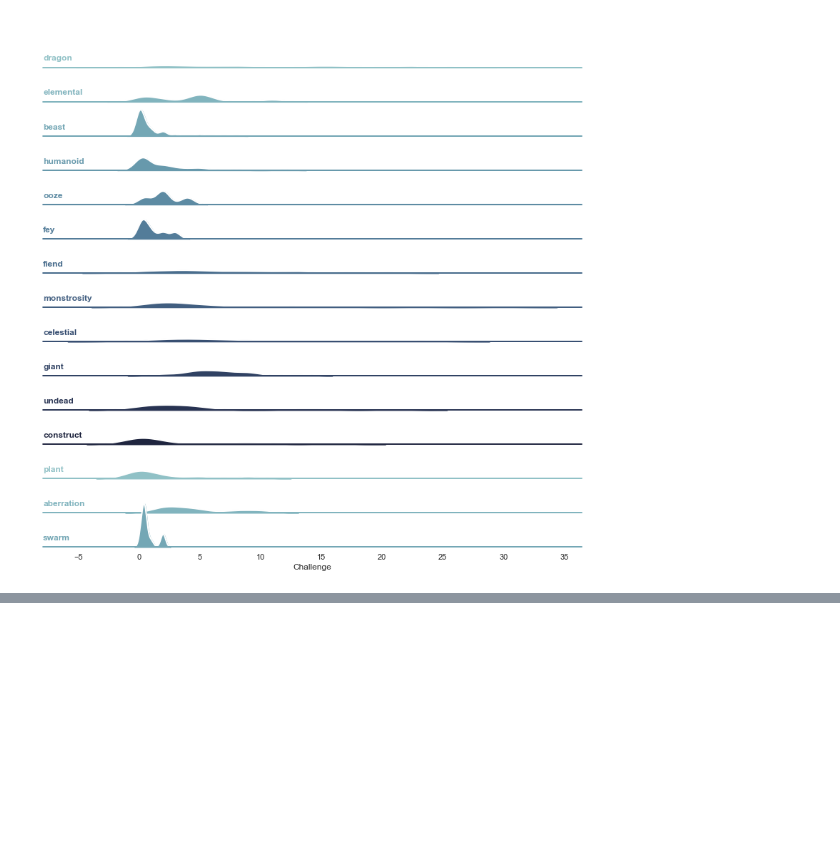
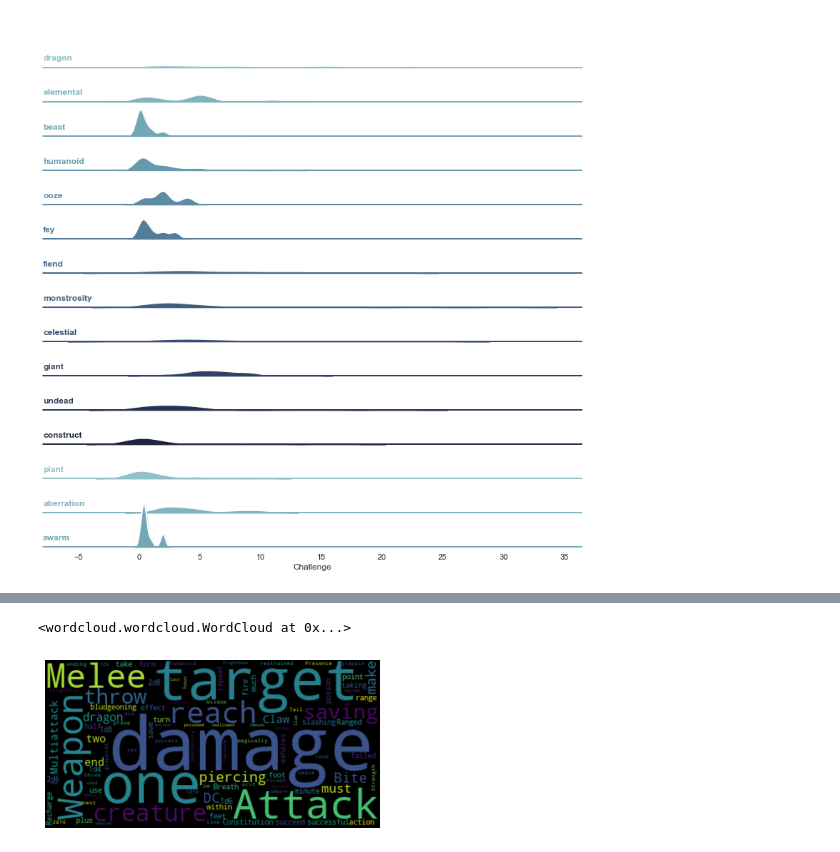
Before and after one commit to chabazite/DnD_Monsters, a Jupyter notebook: notebooks/4.0_ASI_EDA.ipynb, the cells around one changed output, grey strips where cells are left out. Cells and saved outputs as stored; diff of their text form; code cells hidden in the pictures; blank space fills up the shorter version.

Commit message:
word clouds

```diff
--- a/notebooks/4.0_ASI_EDA.ipynb
+++ b/notebooks/4.0_ASI_EDA.ipynb
@@ -451,0 +473,2 @@ g.despine(bottom=True, left=True)
+# %%
+action_text = " ".join(row for row in monster_df.Actions)
@@ -451,0 +477,16 @@ g.despine(bottom=True, left=True)
+# %%
+word_cloud
+# %% [output]
+<wordcloud.wordcloud.WordCloud at 0x...>
+# %%
+#create stopword list
+stopwords = set(STOPWORDS)
+stopwords.update(['hit','ft'])
+# %%
+word_cloud = WordCloud(collocations=False, stopwords=stopwords, max_words=100).generate(action_text)
+# %%
+plt.imshow(word_cloud,interpolation='bilinear')
+plt.axis("off")
+plt.show()
+# %% [output]
+[figure, added]
```
Also changed, not shown: parts of 31 cells of this notebook, 9 other files.
